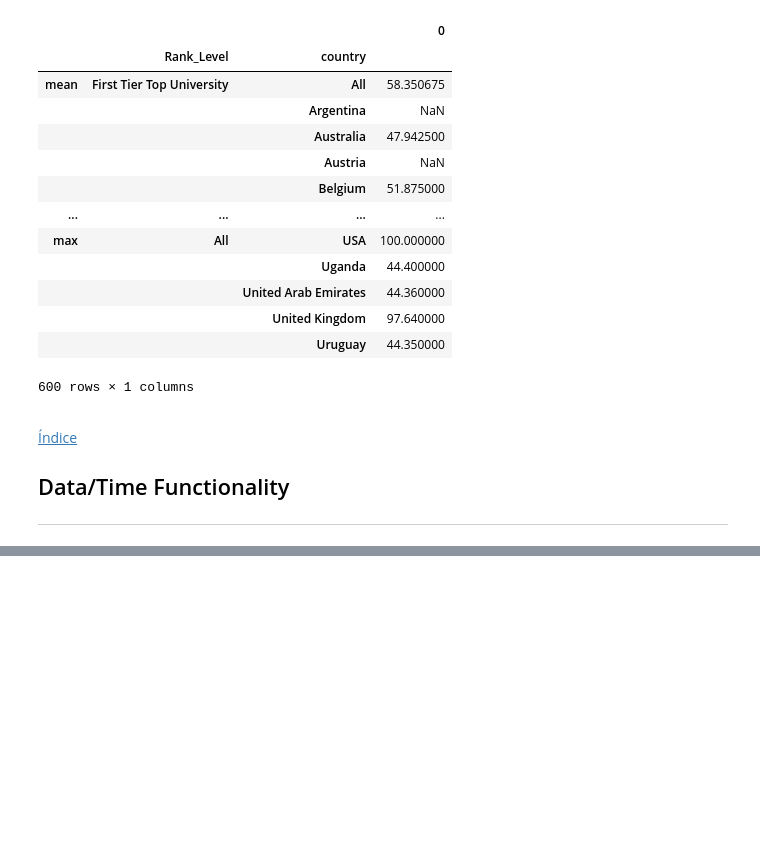
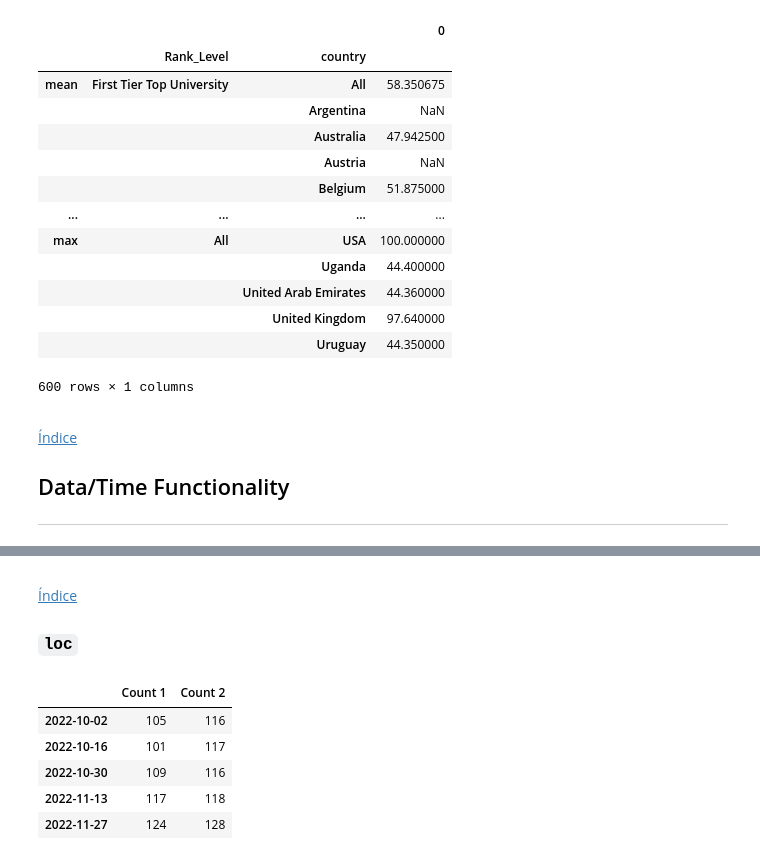
Before and after one commit to SantiGonzalezz/Applied-Data-Science-with-Python, a Jupyter notebook: 1. Introduction to Data Science in Python/Week 3/Pandas 2.ipynb, the cells around one changed output, grey strips where cells are left out. Saved outputs shown, nothing was run; the diff lists cells and outputs as text; code cells hidden in the pictures; blank space fills up the shorter version.

```diff
--- a/1. Introduction to Data Science in Python/Week 3/Pandas 2.ipynb
+++ b/1. Introduction to Data Science in Python/Week 3/Pandas 2.ipynb
@@ -1027,0 +1263,15 @@ pd.DataFrame(new_df.unstack().unstack())
+# %% [markdown]
+<a id='c-loc'></a>
+
+[Índice](#index)
+
+### `loc`
+# %%
+df.loc['2022-10':]
+# %% [output]
+|  | Count 1 | Count 2 |
+| 2022-10-02 | 105 | 116 |
+| 2022-10-16 | 101 | 117 |
+| 2022-10-30 | 109 | 116 |
+| 2022-11-13 | 117 | 118 |
+| 2022-11-27 | 124 | 128 |
```
Also changed, not shown: parts of 32 cells of this notebook.
